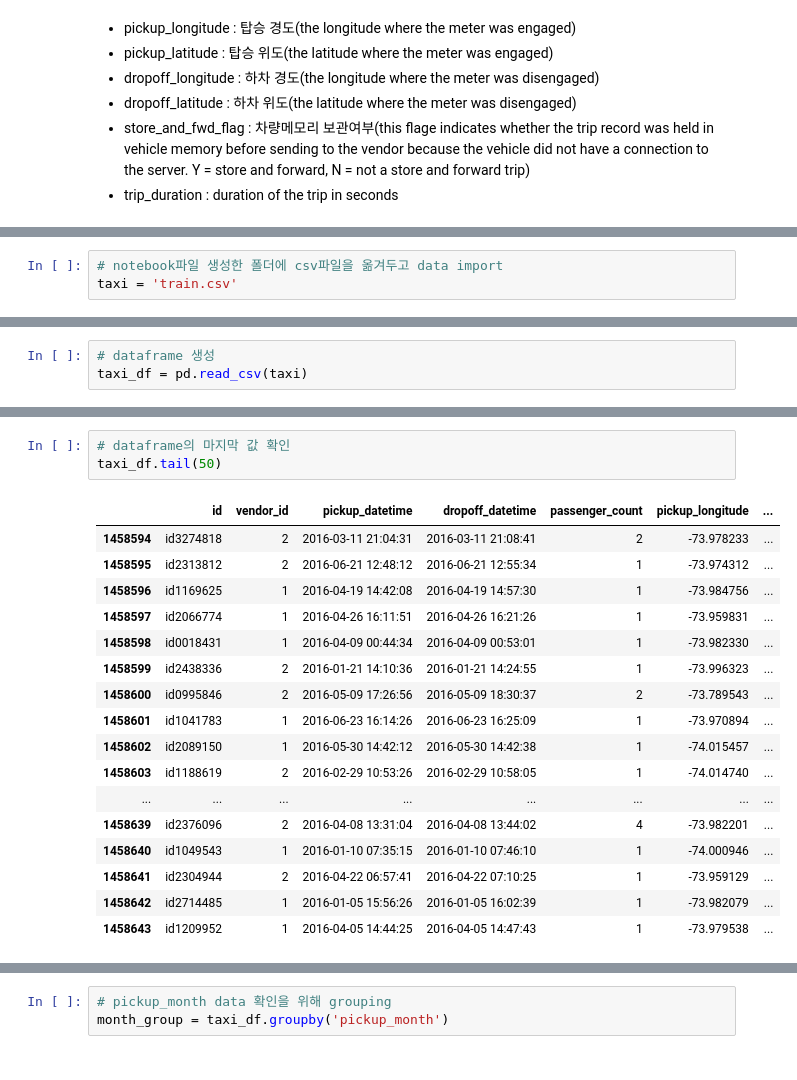
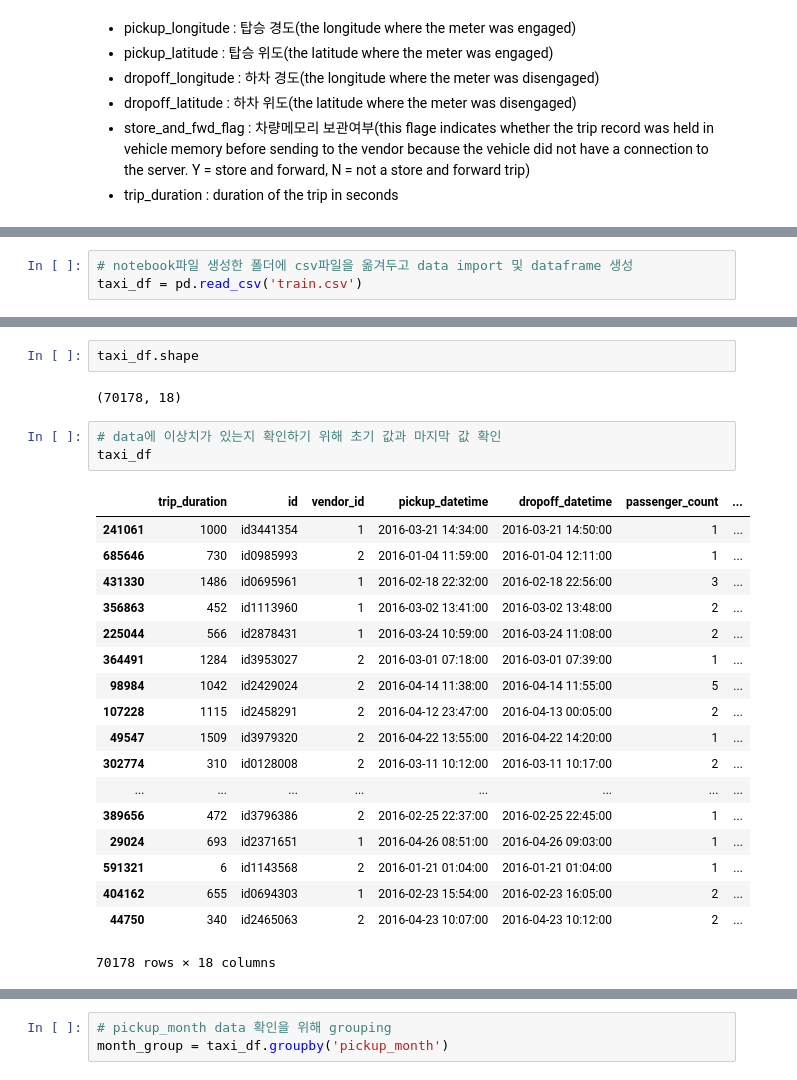
Before and after one commit to GIMINSU/nyc_taxi, a Jupyter notebook: nyc_taxi.ipynb, the cells around one changed output, grey strips where cells are left out. Saved outputs shown, nothing was run; the diff lists cells and outputs as text.

```diff
--- a/nyc_taxi.ipynb
+++ b/nyc_taxi.ipynb
@@ -15,3 +24,3 @@
 # %%
-# notebook파일 생성한 폴더에 csv파일을 옮겨두고 data import
-taxi = 'train.csv'
+# notebook파일 생성한 폴더에 csv파일을 옮겨두고 data import 및 dataframe 생성
+taxi_df = pd.read_csv('train.csv')
@@ -21,3 +26,0 @@ taxi = 'train.csv'
-# %%
-# dataframe 생성
-taxi_df = pd.read_csv(taxi)
@@ -46,21 +33,26 @@ taxi_df.head(100)
+# %%
+taxi_df.shape
+# %% [output]
+(70178, 18)
 # %%
-# dataframe의 마지막 값 확인
-taxi_df.tail(50)
+# data에 이상치가 있는지 확인하기 위해 초기 값과 마지막 값 확인
+taxi_df
 # %% [output]
-|  | id | vendor_id | pickup_datetime | dropoff_datetime | passenger_count | pickup_longitude | ... |
-| 1458594 | id3274818 | 2 | 2016-03-11 21:04:31 | 2016-03-11 21:08:41 | 2 | -73.978233 | ... |
-| 1458595 | id2313812 | 2 | 2016-06-21 12:48:12 | 2016-06-21 12:55:34 | 1 | -73.974312 | ... |
-| 1458596 | id1169625 | 1 | 2016-04-19 14:42:08 | 2016-04-19 14:57:30 | 1 | -73.984756 | ... |
-| 1458597 | id2066774 | 1 | 2016-04-26 16:11:51 | 2016-04-26 16:21:26 | 1 | -73.959831 | ... |
-| 1458598 | id0018431 | 1 | 2016-04-09 00:44:34 | 2016-04-09 00:53:01 | 1 | -73.982330 | ... |
-| 1458599 | id2438336 | 2 | 2016-01-21 14:10:36 | 2016-01-21 14:24:55 | 1 | -73.996323 | ... |
-| 1458600 | id0995846 | 2 | 2016-05-09 17:26:56 | 2016-05-09 18:30:37 | 2 | -73.789543 | ... |
-| 1458601 | id1041783 | 1 | 2016-06-23 16:14:26 | 2016-06-23 16:25:09 | 1 | -73.970894 | ... |
-| 1458602 | id2089150 | 1 | 2016-05-30 14:42:12 | 2016-05-30 14:42:38 | 1 | -74.015457 | ... |
-| 1458603 | id1188619 | 2 | 2016-02-29 10:53:26 | 2016-02-29 10:58:05 | 1 | -74.014740 | ... |
+|  | trip_duration | id | vendor_id | pickup_datetime | dropoff_datetime | passenger_count | ... |
+| 241061 | 1000 | id3441354 | 1 | 2016-03-21 14:34:00 | 2016-03-21 14:50:00 | 1 | ... |
+| 685646 | 730 | id0985993 | 2 | 2016-01-04 11:59:00 | 2016-01-04 12:11:00 | 1 | ... |
+| 431330 | 1486 | id0695961 | 1 | 2016-02-18 22:32:00 | 2016-02-18 22:56:00 | 3 | ... |
+| 356863 | 452 | id1113960 | 1 | 2016-03-02 13:41:00 | 2016-03-02 13:48:00 | 2 | ... |
+| 225044 | 566 | id2878431 | 1 | 2016-03-24 10:59:00 | 2016-03-24 11:08:00 | 2 | ... |
+| 364491 | 1284 | id3953027 | 2 | 2016-03-01 07:18:00 | 2016-03-01 07:39:00 | 1 | ... |
+| 98984 | 1042 | id2429024 | 2 | 2016-04-14 11:38:00 | 2016-04-14 11:55:00 | 5 | ... |
+| 107228 | 1115 | id2458291 | 2 | 2016-04-12 23:47:00 | 2016-04-13 00:05:00 | 2 | ... |
+| 49547 | 1509 | id3979320 | 2 | 2016-04-22 13:55:00 | 2016-04-22 14:20:00 | 1 | ... |
+| 302774 | 310 | id0128008 | 2 | 2016-03-11 10:12:00 | 2016-03-11 10:17:00 | 2 | ... |
 | ... | ... | ... | ... | ... | ... | ... | ... |
-| 1458639 | id2376096 | 2 | 2016-04-08 13:31:04 | 2016-04-08 13:44:02 | 4 | -73.982201 | ... |
-| 1458640 | id1049543 | 1 | 2016-01-10 07:35:15 | 2016-01-10 07:46:10 | 1 | -74.000946 | ... |
-| 1458641 | id2304944 | 2 | 2016-04-22 06:57:41 | 2016-04-22 07:10:25 | 1 | -73.959129 | ... |
-| 1458642 | id2714485 | 1 | 2016-01-05 15:56:26 | 2016-01-05 16:02:39 | 1 | -73.982079 | ... |
-| 1458643 | id1209952 | 1 | 2016-04-05 14:44:25 | 2016-04-05 14:47:43 | 1 | -73.979538 | ... |
+| 389656 | 472 | id3796386 | 2 | 2016-02-25 22:37:00 | 2016-02-25 22:45:00 | 1 | ... |
+| 29024 | 693 | id2371651 | 1 | 2016-04-26 08:51:00 | 2016-04-26 09:03:00 | 1 | ... |
+| 591321 | 6 | id1143568 | 2 | 2016-01-21 01:04:00 | 2016-01-21 01:04:00 | 1 | ... |
+| 404162 | 655 | id0694303 | 1 | 2016-02-23 15:54:00 | 2016-02-23 16:05:00 | 2 | ... |
+| 44750 | 340 | id2465063 | 2 | 2016-04-23 10:07:00 | 2016-04-23 10:12:00 | 2 | ... |
+70178 rows × 18 columns
```
Also changed, not shown: parts of 70 cells of this notebook.
